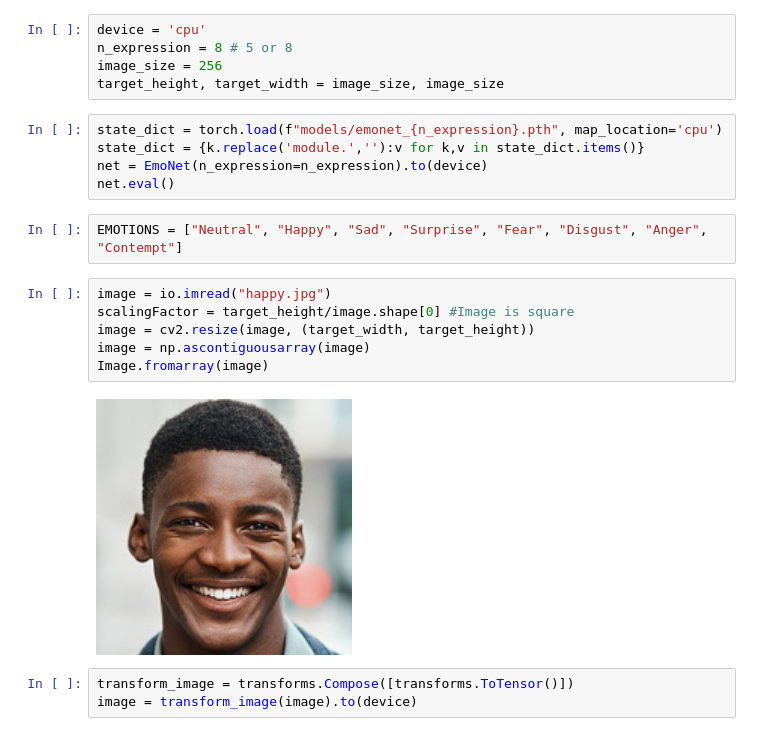
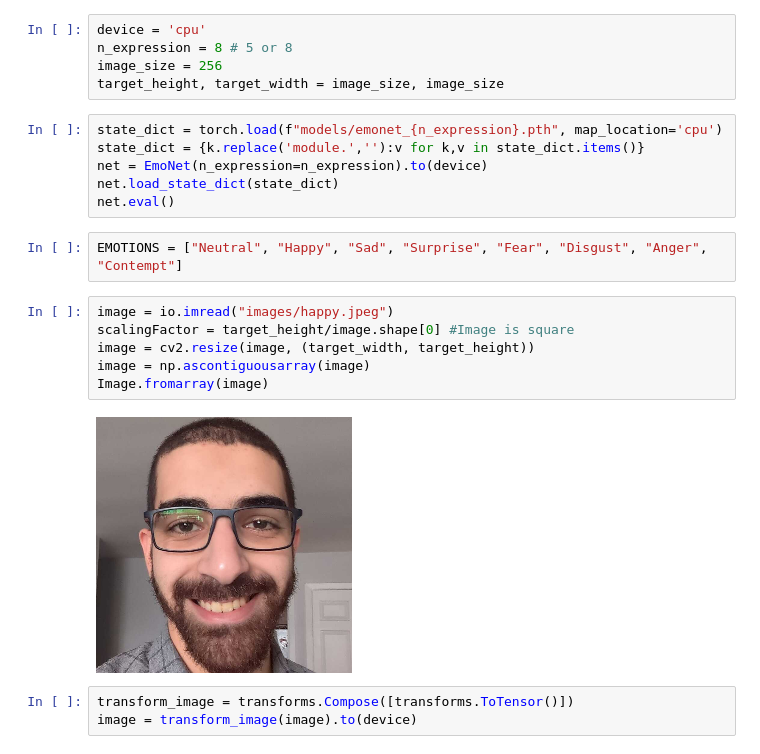
Before and after one commit to AmmarRashed/FaceExpress, a Jupyter notebook: EmoNet_Demo.ipynb, the cells around one changed output. Cells and saved outputs as stored; diff of their text form.

```diff
--- a/EmoNet_Demo.ipynb
+++ b/EmoNet_Demo.ipynb
@@ -17,17 +17,18 @@ target_height, target_width = image_size, image_size
 state_dict = torch.load(f"models/emonet_{n_expression}.pth", map_location='cpu')
 state_dict = {k.replace('module.',''):v for k,v in state_dict.items()}
 net = EmoNet(n_expression=n_expression).to(device)
+net.load_state_dict(state_dict)
 net.eval()
 # %%
 EMOTIONS = ["Neutral", "Happy", "Sad", "Surprise", "Fear", "Disgust", "Anger", "Contempt"]
 # %%
-image = io.imread("happy.jpg")
+image = io.imread("images/happy.jpeg")
 scalingFactor = target_height/image.shape[0] #Image is square
 image = cv2.resize(image, (target_width, target_height))
 image = np.ascontiguousarray(image)
 Image.fromarray(image)
 # %% [output]
-[figure, old version]
+[figure, new version]
 # %%
 transform_image = transforms.Compose([transforms.ToTensor()])
 image = transform_image(image).to(device)
```
Also changed, not shown: parts of 2 cells of this notebook, 16 other files.
